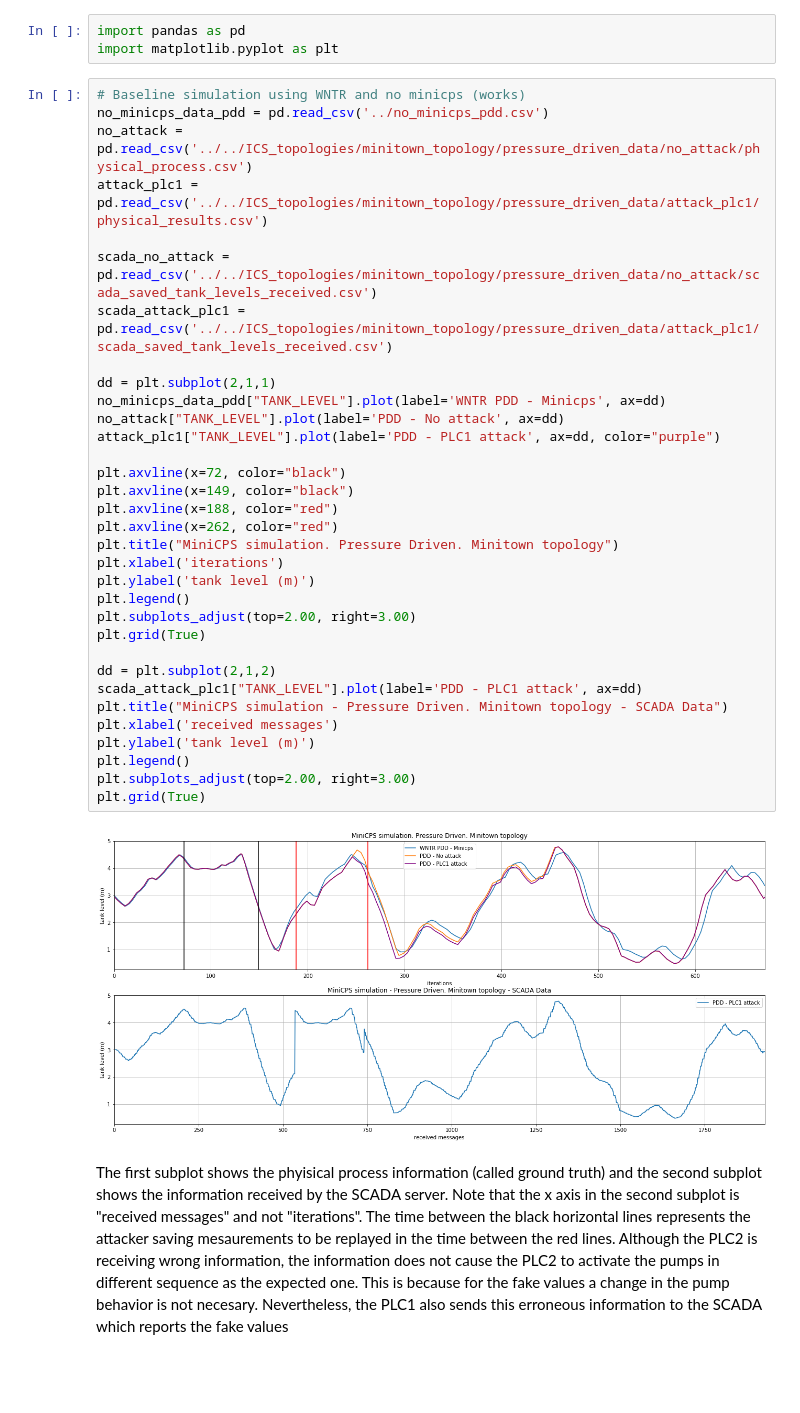
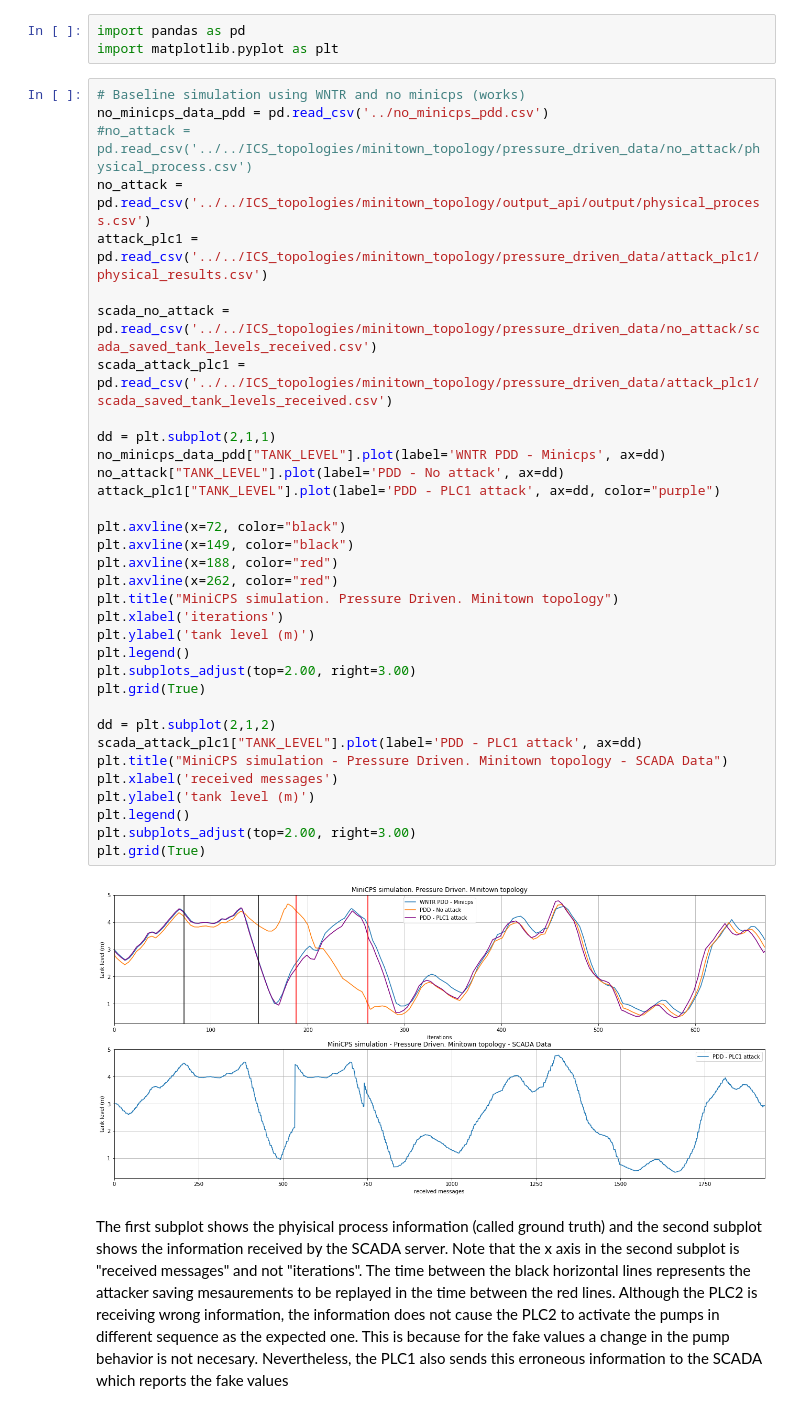
Before and after one commit to Critical-Infrastructure-Systems-Lab/DHALSIM, a Jupyter notebook: Jupyter_notebooks/pressure_driven_attack_experiments/minitown_experiments_attack_plc1.ipynb, the cells around one changed output. Cells and saved outputs as stored; diff of their text form; blank space fills up the shorter version.

Commit message:
Now changing the minitown topology to use the new generic scripts
Former-commit-id: 16c78ab8fc469054f42638f14c9cd266e6fb25de

```diff
--- a/Jupyter_notebooks/pressure_driven_attack_experiments/minitown_experiments_attack_plc1.ipynb
+++ b/Jupyter_notebooks/pressure_driven_attack_experiments/minitown_experiments_attack_plc1.ipynb
@@ -7,38 +7,39 @@ import matplotlib.pyplot as plt
 # %%
 # Baseline simulation using WNTR and no minicps (works)
 no_minicps_data_pdd = pd.read_csv('../no_minicps_pdd.csv')
-no_attack = pd.read_csv('../../ICS_topologies/minitown_topology/pressure_driven_data/no_attack/physical_process.csv')
+#no_attack = pd.read_csv('../../ICS_topologies/minitown_topology/pressure_driven_data/no_attack/physical_process.csv')
+no_attack = pd.read_csv('../../ICS_topologies/minitown_topology/output_api/output/physical_process.csv')
 attack_plc1 = pd.read_csv('../../ICS_topologies/minitown_topology/pressure_driven_data/attack_plc1/physical_results.csv')
 
 scada_no_attack = pd.read_csv('../../ICS_topologies/minitown_topology/pressure_driven_data/no_attack/scada_saved_tank_levels_received.csv')
 scada_attack_plc1 = pd.read_csv('../../ICS_topologies/minitown_topology/pressure_driven_data/attack_plc1/scada_saved_tank_levels_received.csv')
 
 dd = plt.subplot(2,1,1)
 no_minicps_data_pdd["TANK_LEVEL"].plot(label='WNTR PDD - Minicps', ax=dd)
 no_attack["TANK_LEVEL"].plot(label='PDD - No attack', ax=dd)
 attack_plc1["TANK_LEVEL"].plot(label='PDD - PLC1 attack', ax=dd, color="purple")
 
 plt.axvline(x=72, color="black")
 plt.axvline(x=149, color="black")
 plt.axvline(x=188, color="red")
 plt.axvline(x=262, color="red")
 plt.title("MiniCPS simulation. Pressure Driven. Minitown topology")
 plt.xlabel('iterations')
 plt.ylabel('tank level (m)')
 plt.legend()
 plt.subplots_adjust(top=2.00, right=3.00)
 plt.grid(True)
 
 dd = plt.subplot(2,1,2)
 scada_attack_plc1["TANK_LEVEL"].plot(label='PDD - PLC1 attack', ax=dd)
 plt.title("MiniCPS simulation - Pressure Driven. Minitown topology - SCADA Data")
 plt.xlabel('received messages')
 plt.ylabel('tank level (m)')
 plt.legend()
 plt.subplots_adjust(top=2.00, right=3.00)
 plt.grid(True)
 # %% [output]
-[figure, old version]
+[figure, new version]
 # %% [markdown]
 The first subplot shows the phyisical process information (called ground truth) and the second subplot shows the information received by the SCADA server. Note that the x axis in the second subplot is "received messages" and not "iterations". The time between the black horizontal lines represents the attacker saving mesaurements to be replayed in the time between the red lines. Although the PLC2 is receiving wrong information, the information does not cause the PLC2 to activate the pumps in different sequence as the expected one. This is because for the fake values a change in the pump behavior is not necesary. Nevertheless, the PLC1 also sends this erroneous information to the SCADA which reports the fake values
 # %%
```
Also changed, not shown: 11 other files.
